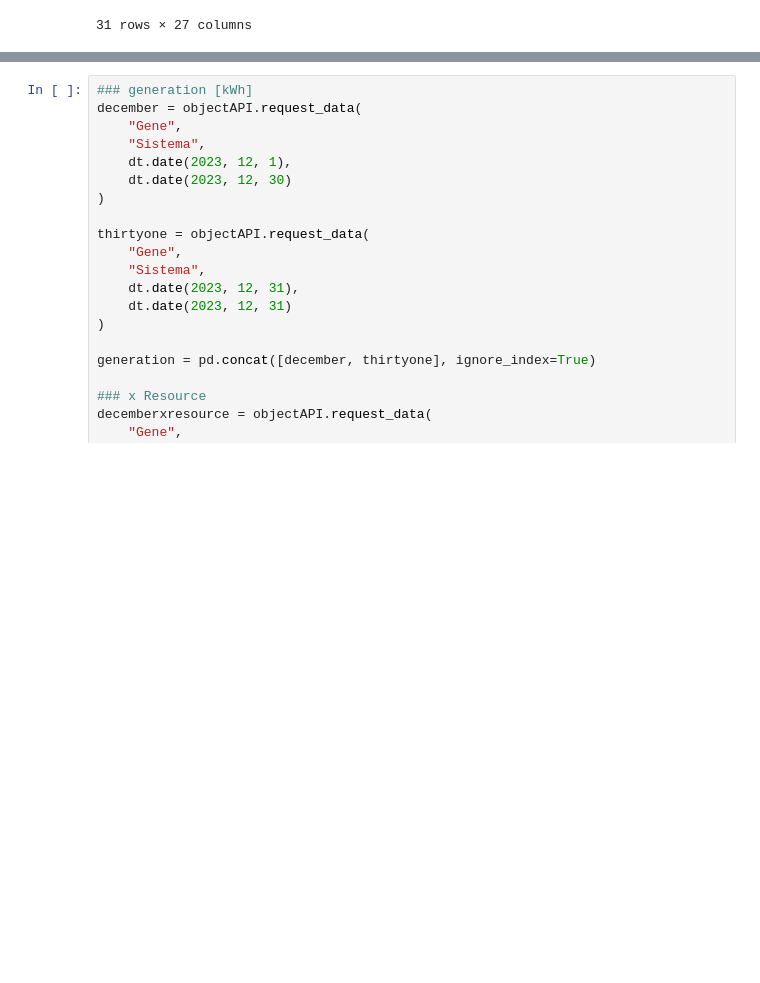
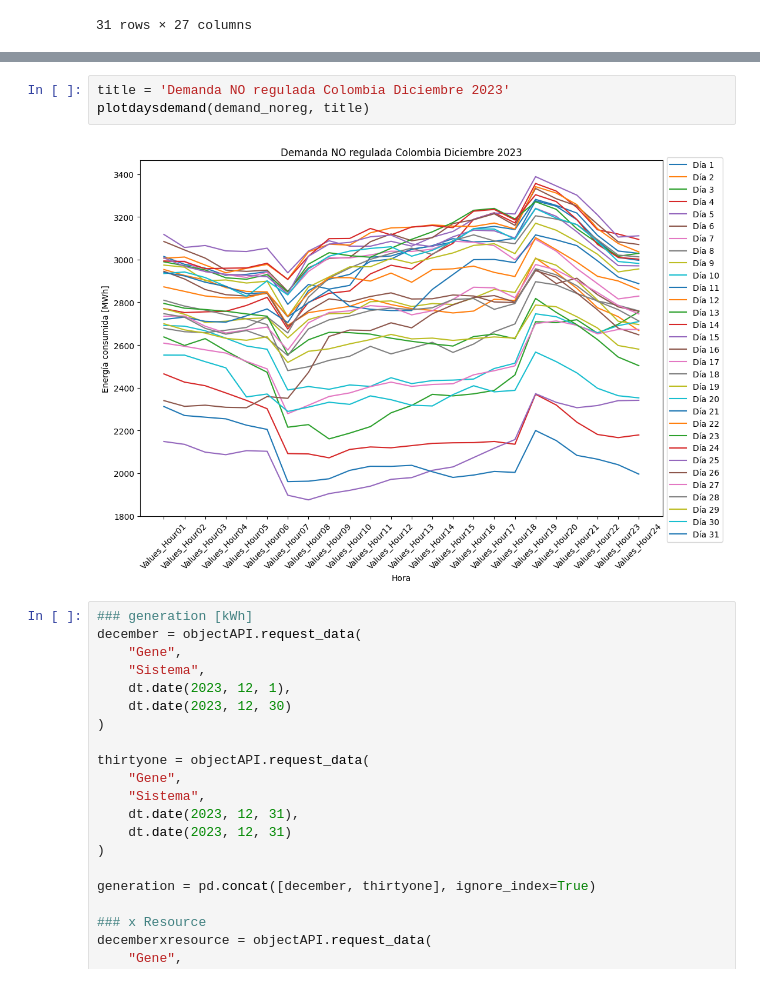
Before and after one commit to jebernatec/colombia-energy-market, a Jupyter notebook: energia_colombia.ipynb, the cells around one changed output, grey strips where cells are left out. Drawn from its saved outputs; the diff is of its cells as text; blank space fills up the shorter version.

```diff
--- a/energia_colombia.ipynb
+++ b/energia_colombia.ipynb
@@ -174,3 +231,8 @@ demand_noreg = pd.concat([december, thirtyone], ignore_index=True)
+# %%
+title = 'Demanda NO regulada Colombia Diciembre 2023'
+plotdaysdemand(demand_noreg, title)
+# %% [output]
+[figure, added]
 # %%
 ### generation [kWh]
 december = objectAPI.request_data(
```
Also changed, not shown: parts of 10 cells of this notebook, 1 other file.
